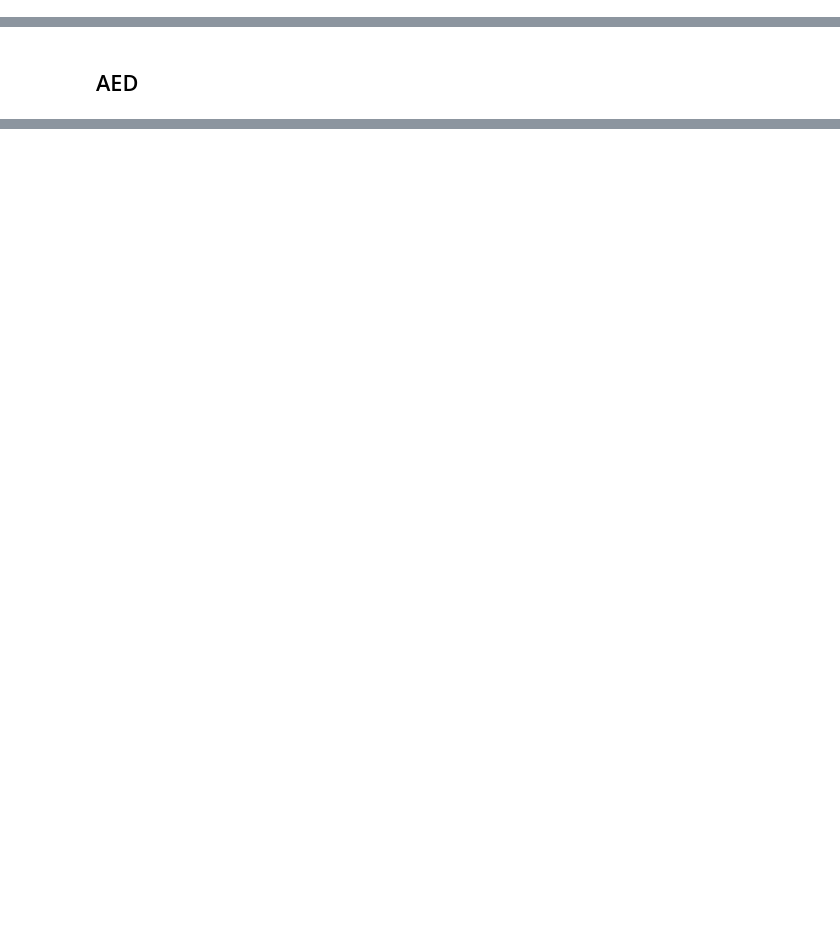
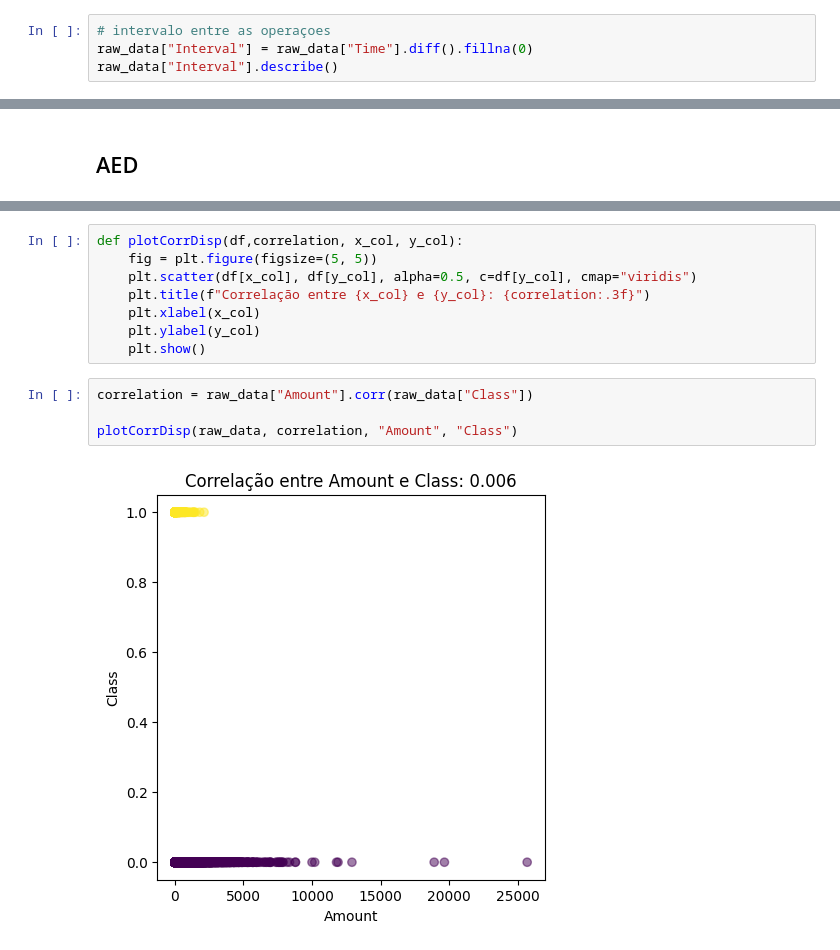
Before and after one commit to Carlos3du/fraud-detection-bigdata, a Jupyter notebook: src/aed.ipynb, the cells around one changed output, grey strips where cells are left out. Cells and saved outputs as stored; diff of their text form; blank space fills up the shorter version.

```diff
--- a/src/aed.ipynb
+++ b/src/aed.ipynb
@@ -61,0 +69,4 @@ raw_data.describe()
+# %%
+# intervalo entre as operaçoes
+raw_data["Interval"] = raw_data["Time"].diff().fillna(0)
+raw_data["Interval"].describe()
@@ -80,3 +110,17 @@ Class
 1       492
 Name: count, dtype: int64
 [figure]
+# %%
+def plotCorrDisp(df,correlation, x_col, y_col):
+    fig = plt.figure(figsize=(5, 5))
+    plt.scatter(df[x_col], df[y_col], alpha=0.5, c=df[y_col], cmap="viridis")
+    plt.title(f"Correlação entre {x_col} e {y_col}: {correlation:.3f}")
+    plt.xlabel(x_col)
+    plt.ylabel(y_col)
+    plt.show()
+# %%
+correlation = raw_data["Amount"].corr(raw_data["Class"])
+
+plotCorrDisp(raw_data, correlation, "Amount", "Class")
+# %% [output]
+[figure, added]
```
Also changed, not shown: parts of 9 cells of this notebook, 2 other files.
